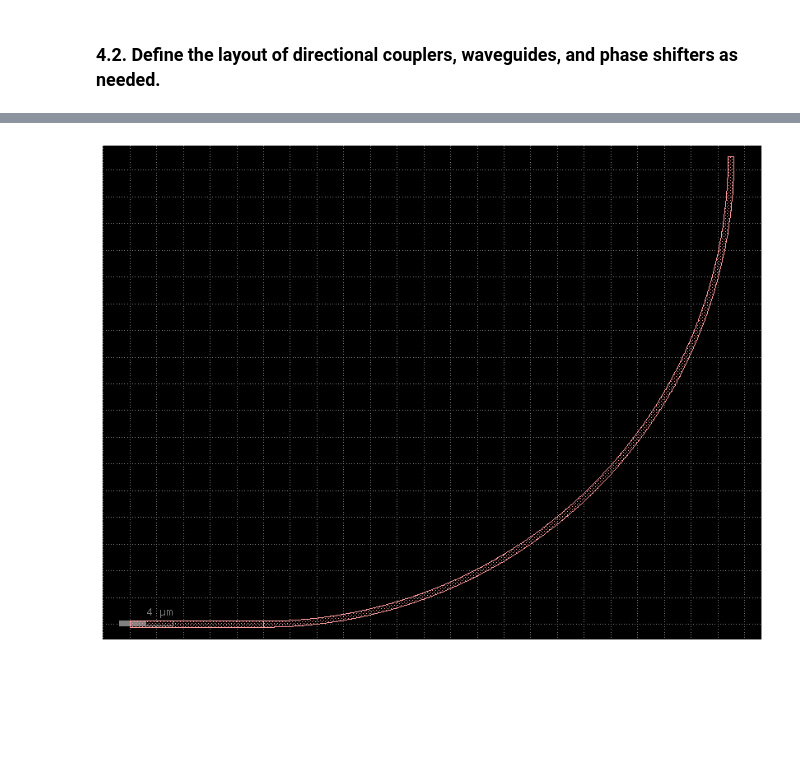
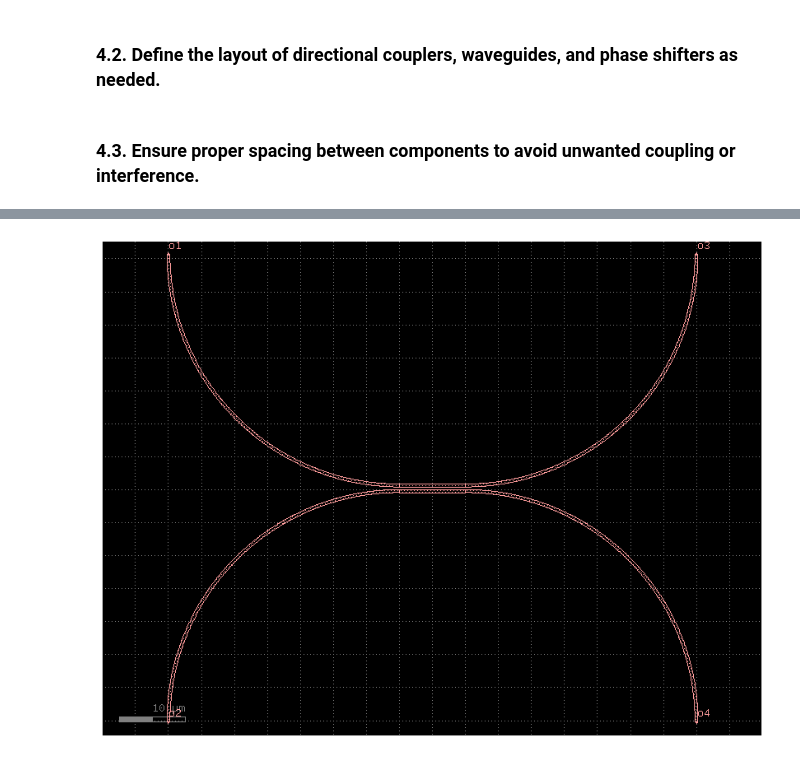
Before and after one commit to snacmuo/pic-upv-lab5-finalproject, a Jupyter notebook: FInal_Project_Sergi_Nàcher_Muñoz.ipynb, the cells around one changed output, grey strips where cells are left out. Cells and saved outputs as stored; diff of their text form; code cells hidden in the pictures; blank space fills up the shorter version.

```diff
--- a/FInal_Project_Sergi_Nàcher_Muñoz.ipynb
+++ b/FInal_Project_Sergi_Nàcher_Muñoz.ipynb
@@ -1254,6 +1259,8 @@ CWDM (de)multiplexer filter employing GDSFactory+.
 ### 4.1. Create the schematics for S1 and S2 and connect them to generate the layout of the CWDM (de)multiplexer filter employing GDSFactory+
 # %% [markdown]
 ### 4.2. Define the layout of directional couplers, waveguides, and phase shifters as needed.
+# %% [markdown]
+### 4.3. Ensure proper spacing between components to avoid unwanted coupling or interference.
 # %%
 w = 0.45 # Waveguide width
 h = 0.22 # Waveguide height
@@ -1282,41 +1289,21 @@ def coupler(l = 10, w = 0.45, gap = 0.4, r = 35, m = False, layer_wg=(1, 0)):
     wg_bot.dmove((0, -(gap/2 + w/2)))
 
     bend_in_top = c << gf.components.bend_circular(radius=r, width=w, angle=90, layer=layer_wg)
-    bend_in_bot = c << gf.components.bend_circular(radius=r, width=w, angle=90, layer=layer_wg)
+    bend_in_bot = c << gf.components.bend_circular(radius=r, width=w, angle=-90, layer=layer_wg)
     bend_out_top = c << gf.components.bend_circular(radius=r, width=w, angle=90, layer=layer_wg)
-    bend_out_bot = c << gf.components.bend_circular(radius=r, width=w, angle=90, layer=layer_wg)
+    bend_out_bot = c << gf.components.bend_circular(radius=r, width=w, angle=-90, layer=layer_wg)
 
     # Conexiones
-    # bend_in_top.connect("o2", wg_top.ports["o1"])
-    # bend_out_top.connect("o1", wg_top.ports["o2"])
-    # bend_in_bot.connect("o2", wg_bot.ports["o1"])
-    # bend_out_bot.connect("o1", wg_bot.ports["o2"])
-
-    wg_top.connect("o1", bend_in_top.ports["o2"])
-    wg_bot.connect("o1", bend_in_bot.ports["o2"])
-    wg_top.connect("o2", bend_out_top.ports["o1"])
-    wg_bot.connect("o2", bend_out_bot.ports["o1"])
-
-
-
-    # bend1.connect("o1", mzi.ports["e3"], mirror=True)
-    # bend2.connect("o1", mzi.ports["e4"])
-    # bend3.connect("o1", mzi.ports["e2"], mirror=True)
-    # wg1.connect("o1", bend1.ports["o2"])
-    # wg2.connect("o1", bend3.ports["o2"])
+    bend_in_top.connect("o2", wg_top.ports["o1"])
+    bend_out_top.connect("o1", wg_top.ports["o2"])
+    bend_in_bot.connect("o2", wg_bot.ports["o1"])
+    bend_out_bot.connect("o1", wg_bot.ports["o2"])
 
     # # Puertos
-    # # Ópticos
-    # c.add_port("o1", port=mzi.ports["o1"],port_type="optical")
-    # c.add_port("o2", port=mzi.ports["o2"],port_type="optical")
-    # c.add_port("o3", port=mzi.ports["o3"], orientation=180,port_type="optical")
-    # c.add_port("o4", port=mzi.ports["o4"], orientation=180,port_type="optical")
-
-    # # Eléctricos
-    # c.add_port("e1", port=mzi.ports["e1"], port_type="electrical")
-    # c.add_port("e3", port=wg1.ports["o1"], port_type="electrical")
-    # c.add_port("e2", port=wg2.ports["o2"], port_type="electrical")
-    # c.add_port("e4", port=wg1.ports["o2"], port_type="electrical")
+    c.add_port("o1", port=bend_in_top.ports["o1"])
+    c.add_port("o2", port=bend_in_bot.ports["o1"])
+    c.add_port("o3", port=bend_out_top.ports["o2"])
+    c.add_port("o4", port=bend_out_bot.ports["o2"])
 
     return c
 
@@ -1331 +1318 @@ c.show()
-[figure, old version]
+[figure, new version]
```
Also changed, not shown: parts of 7 cells of this notebook.
